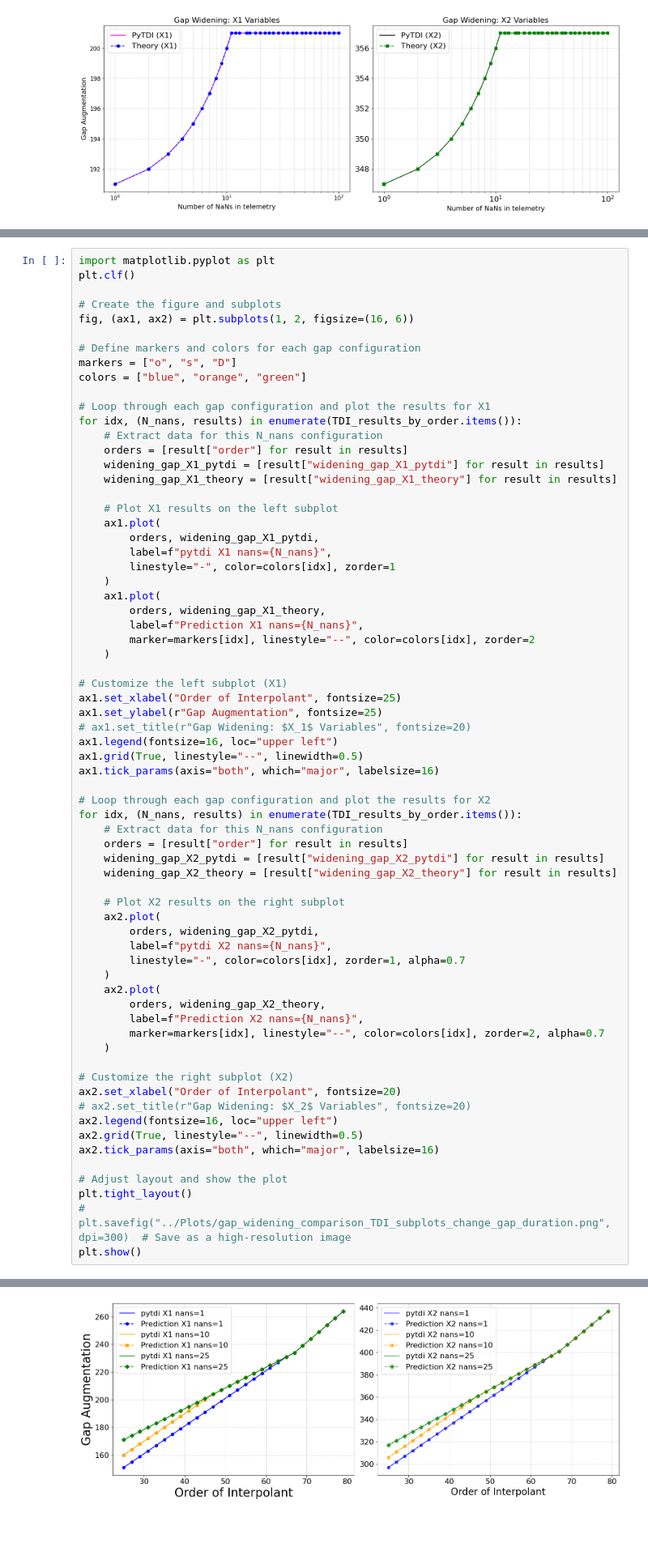
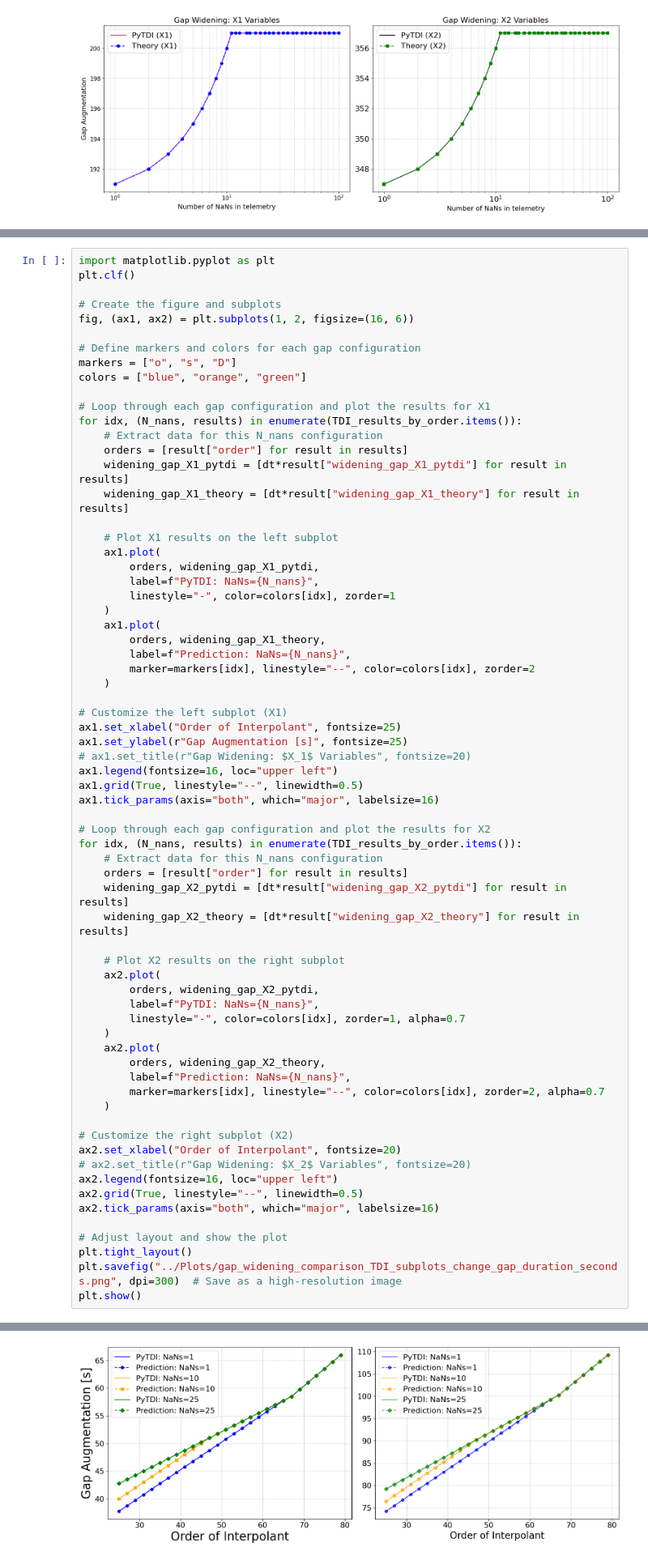
Before and after one commit to OllieBurke/gaps_tdi, a Jupyter notebook: notebooks/investigation_gap_widening_static.ipynb, the cells around one changed output, grey strips where cells are left out. Shown at 81% size. Saved outputs shown, nothing was run; the diff lists cells and outputs as text; blank space fills up the shorter version.

Commit message:
notebooks consistent with lisainsturment and pytdi

```diff
--- a/notebooks/investigation_gap_widening_static.ipynb
+++ b/notebooks/investigation_gap_widening_static.ipynb
@@ -788,62 +763,62 @@ colors = ["blue", "orange", "green"]
 for idx, (N_nans, results) in enumerate(TDI_results_by_order.items()):
     # Extract data for this N_nans configuration
     orders = [result["order"] for result in results]
-    widening_gap_X1_pytdi = [result["widening_gap_X1_pytdi"] for result in results]
-    widening_gap_X1_theory = [result["widening_gap_X1_theory"] for result in results]
+    widening_gap_X1_pytdi = [dt*result["widening_gap_X1_pytdi"] for result in results]
+    widening_gap_X1_theory = [dt*result["widening_gap_X1_theory"] for result in results]
 
     # Plot X1 results on the left subplot
     ax1.plot(
         orders, widening_gap_X1_pytdi,
-        label=f"pytdi X1 nans={N_nans}",
+        label=f"PyTDI: NaNs={N_nans}",
         linestyle="-", color=colors[idx], zorder=1
     )
     ax1.plot(
         orders, widening_gap_X1_theory,
-        label=f"Prediction X1 nans={N_nans}",
+        label=f"Prediction: NaNs={N_nans}",
         marker=markers[idx], linestyle="--", color=colors[idx], zorder=2
     )
 
 # Customize the left subplot (X1)
 ax1.set_xlabel("Order of Interpolant", fontsize=25)
-ax1.set_ylabel(r"Gap Augmentation", fontsize=25)
+ax1.set_ylabel(r"Gap Augmentation [s]", fontsize=25)
 # ax1.set_title(r"Gap Widening: $X_1$ Variables", fontsize=20)
 ax1.legend(fontsize=16, loc="upper left")
 ax1.grid(True, linestyle="--", linewidth=0.5)
 ax1.tick_params(axis="both", which="major", labelsize=16)
 
 # Loop through each gap configuration and plot the results for X2
 for idx, (N_nans, results) in enumerate(TDI_results_by_order.items()):
     # Extract data for this N_nans configuration
     orders = [result["order"] for result in results]
-    widening_gap_X2_pytdi = [result["widening_gap_X2_pytdi"] for result in results]
-    widening_gap_X2_theory = [result["widening_gap_X2_theory"] for result in results]
+    widening_gap_X2_pytdi = [dt*result["widening_gap_X2_pytdi"] for result in results]
+    widening_gap_X2_theory = [dt*result["widening_gap_X2_theory"] for result in results]
 
     # Plot X2 results on the right subplot
     ax2.plot(
         orders, widening_gap_X2_pytdi,
-        label=f"pytdi X2 nans={N_nans}",
+        label=f"PyTDI: NaNs={N_nans}",
         linestyle="-", color=colors[idx], zorder=1, alpha=0.7
     )
     ax2.plot(
         orders, widening_gap_X2_theory,
-        label=f"Prediction X2 nans={N_nans}",
+        label=f"Prediction: NaNs={N_nans}",
         marker=markers[idx], linestyle="--", color=colors[idx], zorder=2, alpha=0.7
     )
 
 # Customize the right subplot (X2)
 ax2.set_xlabel("Order of Interpolant", fontsize=20)
 # ax2.set_title(r"Gap Widening: $X_2$ Variables", fontsize=20)
 ax2.legend(fontsize=16, loc="upper left")
 ax2.grid(True, linestyle="--", linewidth=0.5)
 ax2.tick_params(axis="both", which="major", labelsize=16)
 
 # Adjust layout and show the plot
 plt.tight_layout()
-# plt.savefig("../Plots/gap_widening_comparison_TDI_subplots_change_gap_duration.png", dpi=300)  # Save as a high-resolution image
+plt.savefig("../Plots/gap_widening_comparison_TDI_subplots_change_gap_duration_seconds.png", dpi=300)  # Save as a high-resolution image
 plt.show()
 # %% [output]
 <Figure size 640x480 with 0 Axes>
-[figure, old version]
+[figure, new version]
 # %% [markdown]
 # The formulas check out
 
```
Also changed, not shown: parts of 8 cells of this notebook, 1 other file.
